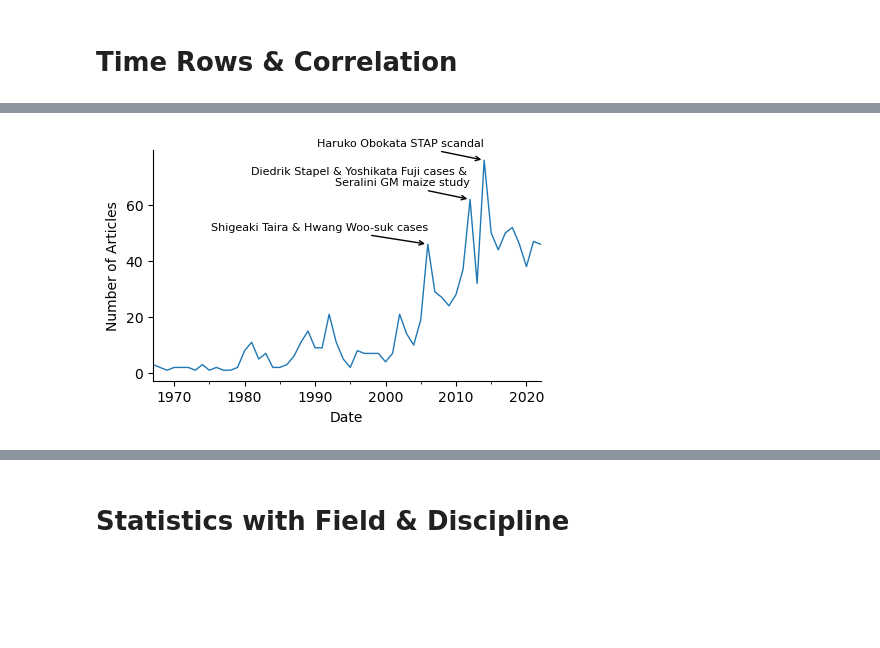
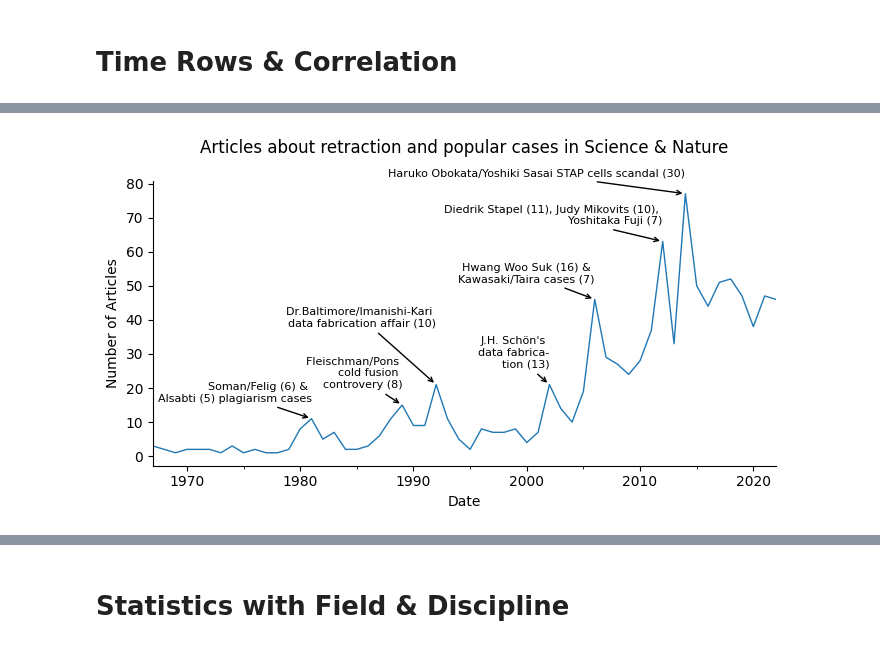
Before and after one commit to Klapperhorn/retraction_portrayal, a Jupyter notebook: 2025-03-27 Statistical_Analysis.ipynb, the cells around one changed output, grey strips where cells are left out. Drawn from its saved outputs; the diff is of its cells as text; code cells hidden in the pictures; blank space fills up the shorter version.

```diff
--- a/2025-03-27 Statistical_Analysis.ipynb
+++ b/2025-03-27 Statistical_Analysis.ipynb
@@ -63,6 +134,6 @@ Index(['name', 'Doi', 'journal_x', 'Title', 'Date', 'Year', 'Type',
 duplicated=df[df.text.duplicated(keep=False) | (df.Doi.duplicated(keep=False))]
 duplicated=duplicated[duplicated.Doi!=0]
 duplicated[["text","Doi"]].to_excel("2025-04-02 Duplicated Texts.xlsx")
-df.drop_duplicates(subset="text",inplace=True)
+#df.drop_duplicates(subset="text",inplace=True)
 df.shape
 # %% [output]
@@ -549,23 +953,25 @@ sns.heatmap(crosstabs["Type Recoded"], annot=True, cmap="YlGnBu")
 # %%
-dfY = df[(df.Date > pd.Timestamp("1966-01-01")) &
+dfY = df[(df.Date > pd.Timestamp("1967-01-01")) &
          (df.Date < pd.Timestamp("2023-01-01"))]
 dfY.set_index('Date', inplace=True)
 
+colors = {"misconduct": "#1f77b4", "mistake": "#ff7f0e", "none": "#2ca02c"}
 
 # Create subplots: 1 column, 2 rows
-fig, axes = plt.subplots(3, 1, figsize=(10, 6), sharex=True, gridspec_kw={'height_ratios': [4, 1,1]})
+fig, axes = plt.subplots(2, 1, figsize=(10, 6), sharex=True, gridspec_kw={'height_ratios': [5, 1]})
 
 # Resample and count occurrences of each category for the first plot
 history_GPT=dfY.resample('Y').category.value_counts().unstack(level=1)[["misconduct", "mistake", "none"]].fillna(0)
-history_GPT.plot.area(ax=axes[0], title="Articles classified over Years",lw=0)
+history_GPT.plot.area(ax=axes[0], title="Articles classified over Years",lw=0, color=colors)
 
 # Resample for 5-year intervals and calculate percentages for the second plot
 history_GPT5Y = dfY.resample("5Y").apply(lambda x: dict(Counter(x["category"]))).apply(pd.Series)
 history_GPT5Y_perc = history_GPT5Y.divide(history_GPT5Y.sum(axis=1), axis=0)
-history_GPT5Y_perc.plot.area(ax=axes[1], lw=0, stacked=True, title="Share of Frames in 5-Year Steps")
+history_GPT5Y_perc.plot.area(ax=axes[1], lw=0, stacked=True, title="Share of Frames in 5-Year Steps", color=colors, legend=False)
 
-# Resample for 5-year intervals and calculate percentages for the second plot
-history_GPT5Y2 = dfY.resample("5Y").apply(lambda x: dict(Counter(x["Type Recoded"]))).apply(pd.Series)
-history_GPT5Y_perc2 = history_GPT5Y2.divide(history_GPT5Y.sum(axis=1), axis=0)
-history_GPT5Y_perc2.plot.area(ax=axes[2], lw=0, stacked=True, title="Share of Journal Type in 5-Year Steps")
+
+# Add a dotted horizontal line at y=0.5 in the second plot
+axes[1].axhline(y=0.5, color='lightgrey', linestyle='--', linewidth=1)
+
+plt.savefig(today+" Articles classified over years.pdf")
 # %% [output]
@@ -585,40 +1008,54 @@ plt.savefig(today+"carticle_Count_yearwise.pdf")
 # %%
 import matplotlib.pyplot as plt
 
 # Assuming `annual_counts` is already defined as in your code
 annual_counts = dfY.resample('YE').Type.size().fillna(0)
 
 # Plot the time series
-annual_counts.plot(linewidth=1, ylabel="Number of Articles", figsize=(5,3))
+ax=annual_counts.plot(linewidth=1, ylabel="Number of Articles", figsize=(7,4))
 
+
+ax.set_title("Articles about retraction and popular cases in Science & Nature", pad=20)
 # Add annotations for specific years
 annotations = {
-    2006: "Shigeaki Taira & Hwang Woo-suk cases",
-    2012: "Diedrik Stapel & Yoshikata Fuji cases & \nSeralini GM maize study",
-    2014: "Haruko Obokata STAP scandal"
+    1981: "Soman/Felig (6) & \nAlsabti (5) plagiarism cases",
+    1989: "Fleischman/Pons \ncold fusion \ncontrovery (8)",
+    1992: "Dr.Baltimore/Imanishi-Kari \ndata fabrication affair (10)",
+    2002: "J.H. Schön's \ndata fabrica-\ntion (13)",
+    2006: "Hwang Woo Suk (16) & \nKawasaki/Taira cases (7)",
+    2012: "Diedrik Stapel (11), Judy Mikovits (10), \nYoshitaka Fuji (7)",
+    2014: "Haruko Obokata/Yoshiki Sasai STAP cells scandal (30)"
 }
+
+case_counts = { 1981: 6+5, 1989: 8, 1992: 10, 2002: 13, 2006: 16+17, 2012: 11+10+7, 2014: 30 }
 
 for year, text in annotations.items():
     # Get the value for the specific year
     value = annual_counts.loc[str(year)].iloc[0]
 
+    if year==1992:
+        k=12
+    else:
+        k=0
 
     # Add annotation with an arrow
     plt.annotate(
         text,
         xy=(pd.Timestamp(str(year)), value),  # Point to the year and its value
-        xytext=(pd.Timestamp(str(year)), value + 5),  # Offset the text above the point
+        xytext=(pd.Timestamp(str(year)), value + 5+k),  # Offset the text above the point
         arrowprops=dict(facecolor='black', arrowstyle="->"),
         fontsize=8,
         ha='right'
     )
 
 # Save the plot
 import seaborn as sns
 sns.despine()
-plt.savefig(today + "carticle_Count_yearwise_annotated.pdf")
+plt.tight_layout()
+
+plt.savefig(today + " article_Count_yearwise_annotated.pdf")
 # %% [output]
-[figure, old version]
+[figure, new version]
 # %%
 
 ## SEABORN REGPLOT With Datetime
```
Also changed, not shown: parts of 78 cells of this notebook, 6 other files.
